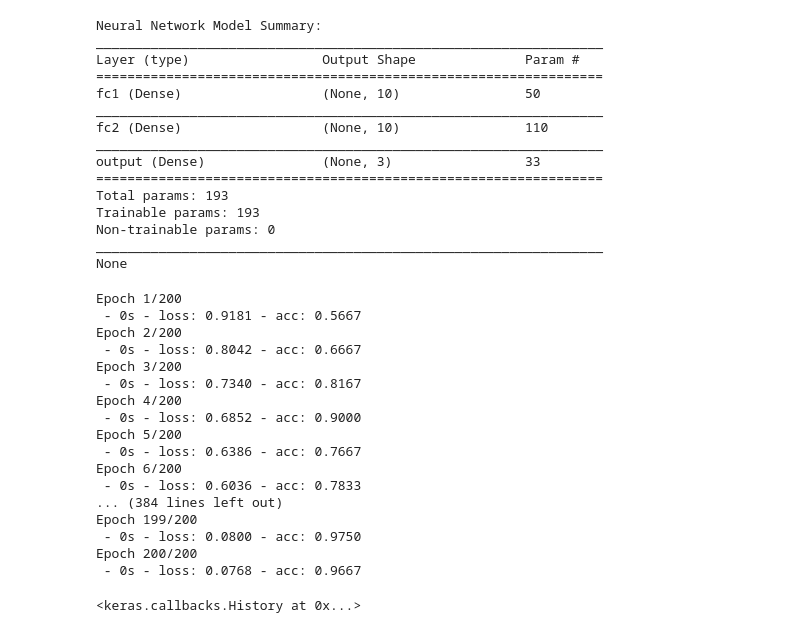
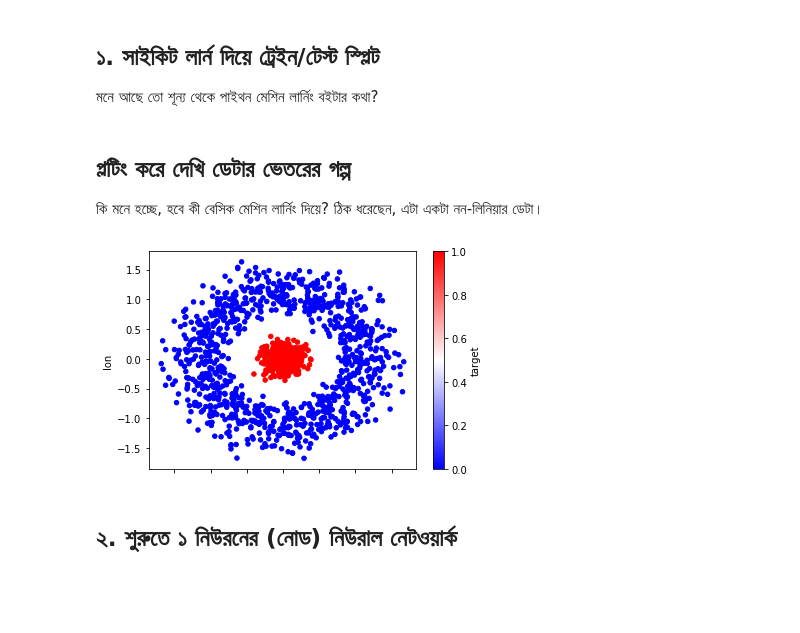
Before and after one commit to raqueeb/TensorFlow2, a Jupyter notebook: scikit_learn_tensorflow.ipynb, the cells around one changed output. Saved outputs shown, nothing was run; the diff lists cells and outputs as text; code cells hidden in the pictures; blank space fills up the shorter version.

```diff
--- a/scikit_learn_tensorflow.ipynb
+++ b/scikit_learn_tensorflow.ipynb
@@ -47 +16,28 @@ In case you used a LabelEncoder before this OneHotEncoder to convert the categor
+# %% [markdown]
+## ১. সাইকিট লার্ন দিয়ে ট্রেইন/টেস্ট স্প্লিট
+
+মনে আছে তো শূন্য থেকে পাইথন মেশিন লার্নিং বইটার কথা?
+# %%
+df = pd.read_csv('https://raw.githubusercontent.com/raqueeb/TensorFlow2/master/datasets/geoloc_elev.csv')
+
+# আমরা শুধুমাত্র দুটো ফিচার ব্যবহার করছি এখানে
+X = df[['lat', 'lon']].values
+y = df['target'].values
+
+X_train, X_test, y_train, y_test = train_test_split(X, y,
+    test_size = 0.3, random_state=0)
+# %% [markdown]
+## প্লটিং করে দেখি ডেটার ভেতরের গল্প
+
+কি মনে হচ্ছে, হবে কী বেসিক মেশিন লার্নিং দিয়ে? ঠিক ধরেছেন, এটা একটা নন-লিনিয়ার ডেটা।
+# %%
+df.plot(kind='scatter',
+        x='lat',
+        y='lon',
+        c='target',
+        cmap='bwr');
+# %% [output]
+[figure, added]
+# %% [markdown]
+## ২. শুরুতে ১ নিউরনের (নোড) নিউরাল নেটওয়ার্ক
 # %%
@@ -70,42 +46,0 @@ model.compile(optimizer, loss='categorical_crossentropy', metrics=['accuracy'])
-# %%
-print('Neural Network Model Summary: ')
-print(model.summary())
-# %% [output]
-Neural Network Model Summary:
-_________________________________________________________________
-Layer (type)                 Output Shape              Param #
-=================================================================
-fc1 (Dense)                  (None, 10)                50
-_________________________________________________________________
-fc2 (Dense)                  (None, 10)                110
-_________________________________________________________________
-output (Dense)               (None, 3)                 33
-=================================================================
-Total params: 193
-Trainable params: 193
-Non-trainable params: 0
-_________________________________________________________________
-None
-# %%
-
-# Train the model
-model.fit(train_x, train_y, verbose=2, batch_size=5, epochs=200)
-# %% [output]
-Epoch 1/200
- - 0s - loss: 0.9181 - acc: 0.5667
-Epoch 2/200
- - 0s - loss: 0.8042 - acc: 0.6667
-Epoch 3/200
- - 0s - loss: 0.7340 - acc: 0.8167
-Epoch 4/200
- - 0s - loss: 0.6852 - acc: 0.9000
-Epoch 5/200
- - 0s - loss: 0.6386 - acc: 0.7667
-Epoch 6/200
- - 0s - loss: 0.6036 - acc: 0.7833
-... (384 lines left out)
-Epoch 199/200
- - 0s - loss: 0.0800 - acc: 0.9750
-Epoch 200/200
- - 0s - loss: 0.0768 - acc: 0.9667
-<keras.callbacks.History at 0x...>
```
Also changed, not shown: parts of 23 cells of this notebook.
